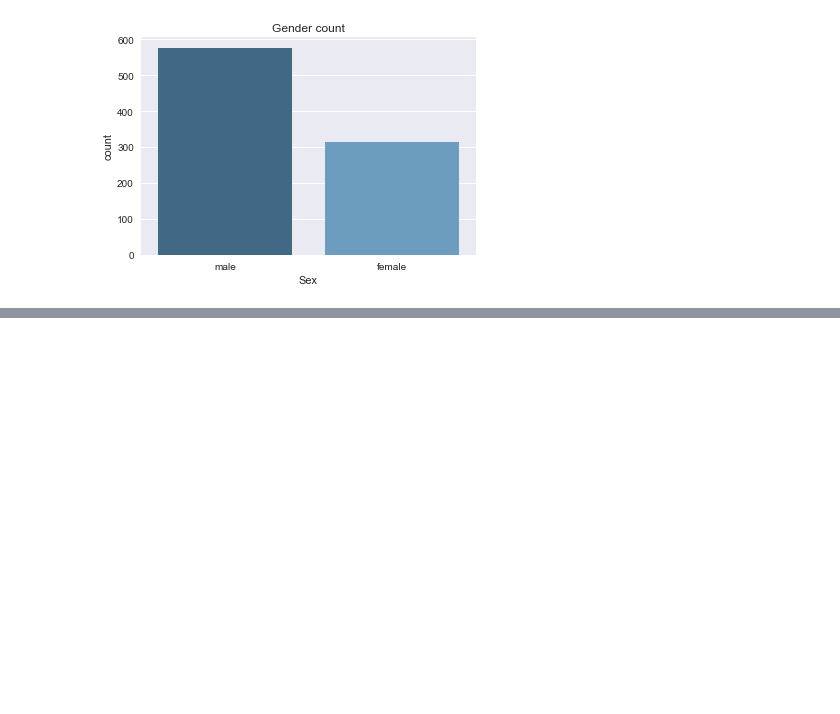
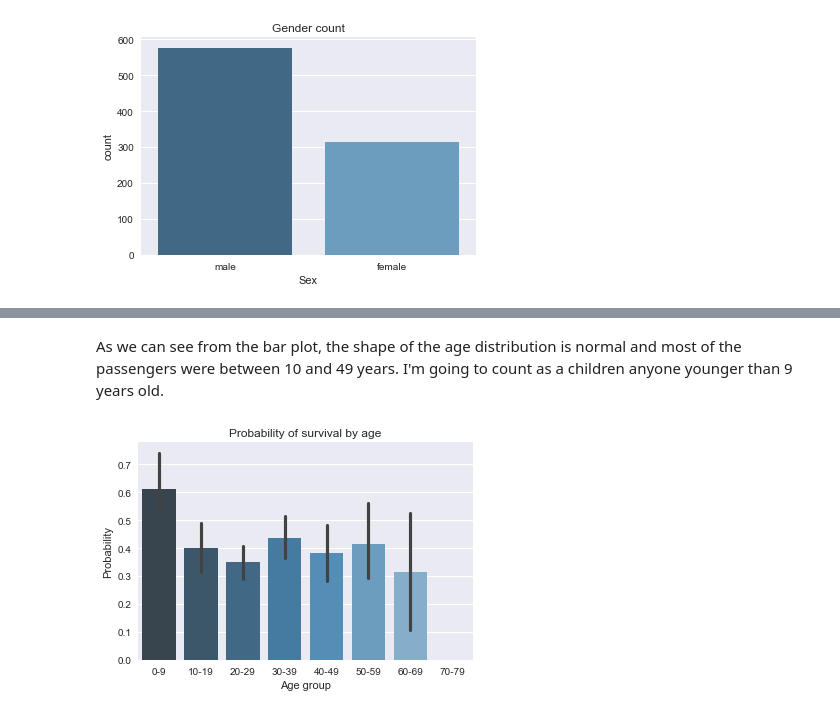
Before and after one commit to samyanez94/Titanic-Dataset-Investigation, a Jupyter notebook: Titanic Dataset Investigation.ipynb, the cells around one changed output, grey strips where cells are left out. Cells and saved outputs as stored; diff of their text form; code cells hidden in the pictures; blank space fills up the shorter version.

```diff
--- a/Titanic Dataset Investigation.ipynb
+++ b/Titanic Dataset Investigation.ipynb
@@ -165,0 +170,13 @@ sns.plt.show()
+# %% [markdown]
+As we can see from the bar plot, the shape of the age distribution is normal and most of the passengers were between 10 and 49 years. I'm going to count as a children anyone younger than 9 years old.
+# %%
+age_vs_survival = titanic_data.groupby(['Survived', 'Age_group']).size()
+
+# probability_of_survival_by_age
+probability_of_survival_by_age = sns.barplot(x="Age_group", y="Survived", data=titanic_data, palette="Blues_d", estimator=lambda x: sum(x) / len(x))
+probability_of_survival_by_age.set_title("Probability of survival by age")
+probability_of_survival_by_age.set(xlabel="Age group")
+probability_of_survival_by_age.set(ylabel="Probability")
+plt.show(probability_of_survival_by_age)
+# %% [output]
+[figure, added]
```
Also changed, not shown: parts of 20 cells of this notebook.
